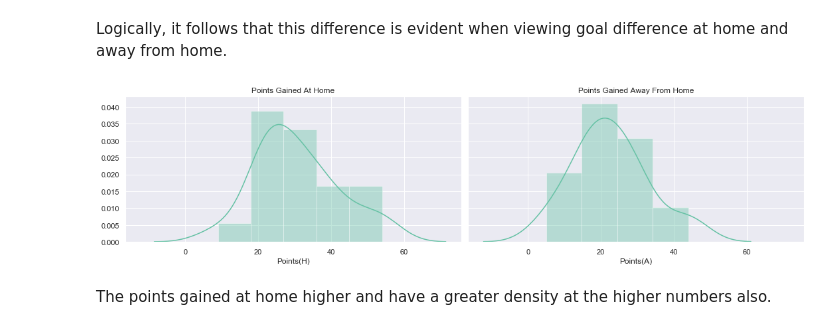
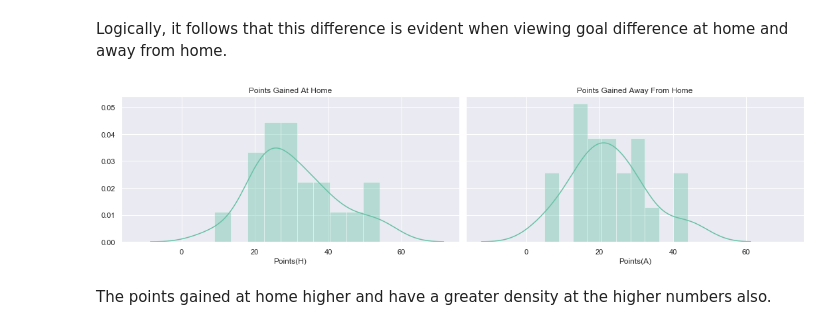
Before and after one commit to ANihill/fundamentalsProject, a Jupyter notebook: Project.ipynb, the cells around one changed output. Cells and saved outputs as stored; diff of their text form; code cells hidden in the pictures.

```diff
--- a/Project.ipynb
+++ b/Project.ipynb
@@ -275,18 +294,18 @@ Logically, it follows that this difference is evident when viewing goal differen
 # %%
 # set up matplotlib figure
 f, axes = plt.subplots(1, 2, figsize=(15, 4), sharey=True, sharex=True)
 
 # distribution of goals scored at home
-sns.distplot(home["Points(H)"], ax=axes[0])
+sns.distplot(home["Points(H)"], bins= 10, ax=axes[0])
 axes[0].set_title("Points Gained At Home");
 
 # distibution of goals scored away from home across the league
-sns.distplot(away["Points(A)"], ax= axes[1])
+sns.distplot(away["Points(A)"], bins= 10, ax= axes[1])
 axes[1].set_title("Points Gained Away From Home");
 
 plt.tight_layout()
 # %% [output]
-[figure, old version]
+[figure, new version]
 # %% [markdown]
 The points gained at home higher and have a greater density at the higher numbers also.
 # %%
```
Also changed, not shown: parts of 22 cells of this notebook.
